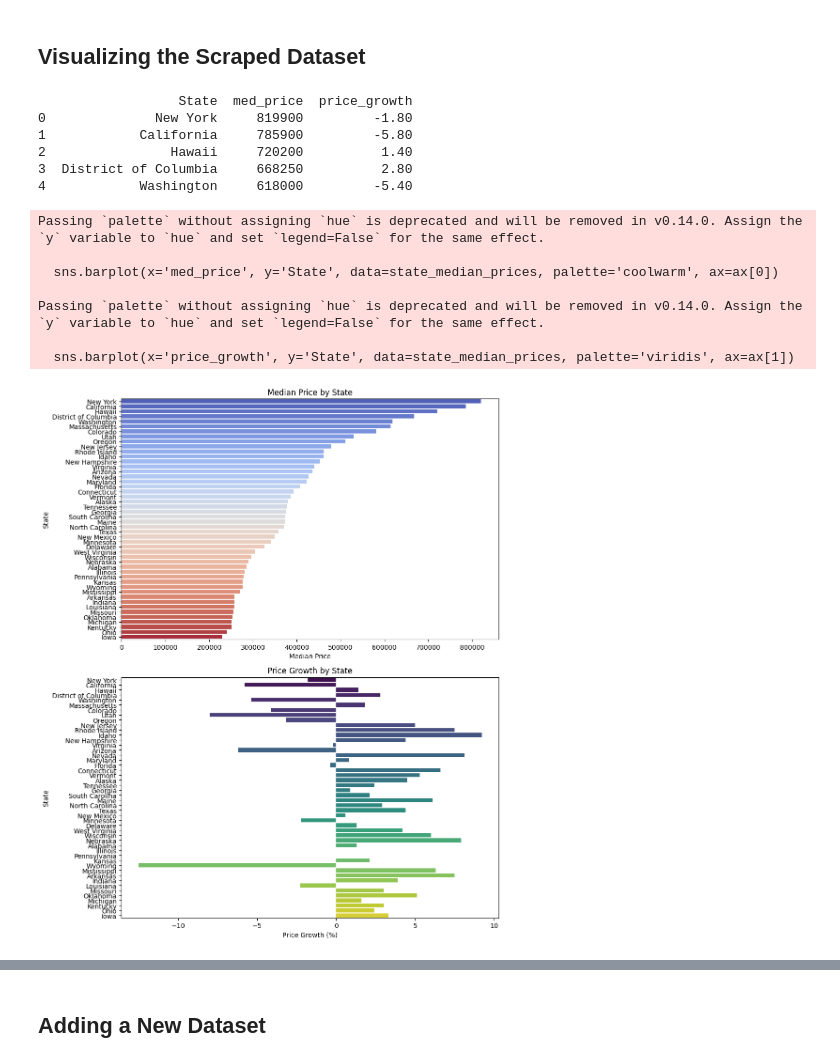
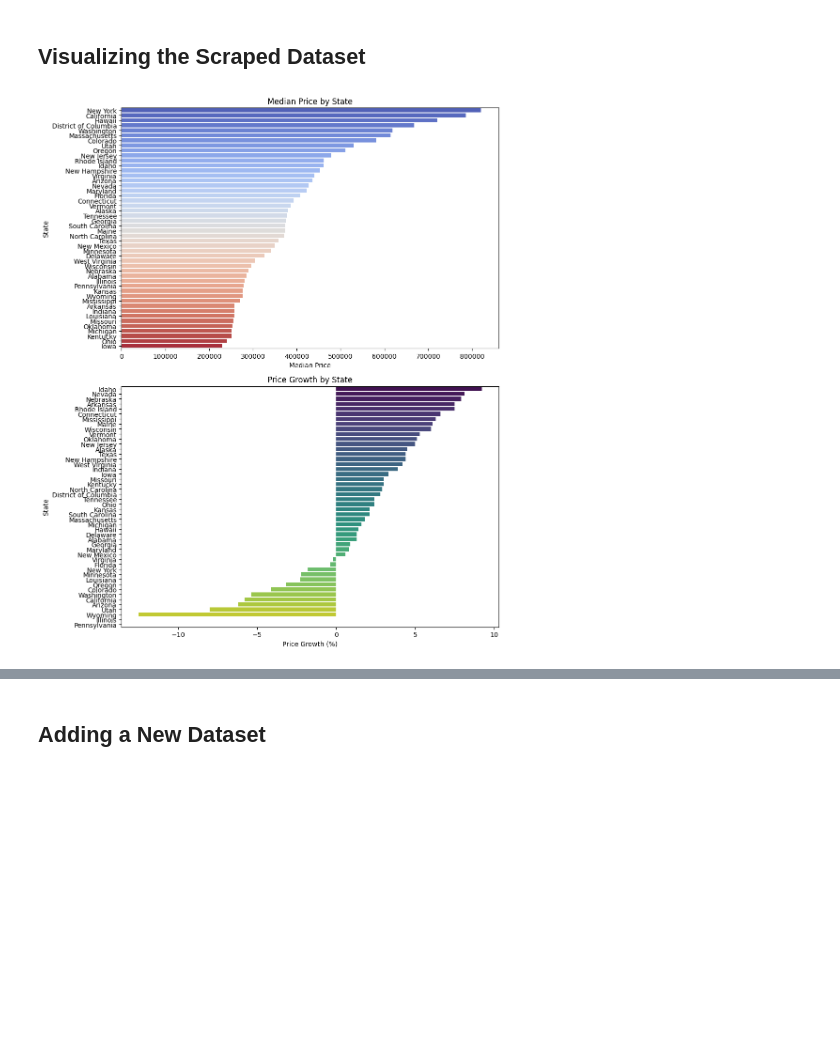
Before and after one commit to ECO225-W2024/project-one-code-S-O-Ahn, a Jupyter notebook: Project 1.ipynb, the cells around one changed output, grey strips where cells are left out. Cells and saved outputs as stored; diff of their text form; code cells hidden in the pictures; blank space fills up the shorter version.

```diff
--- a/Project 1.ipynb
+++ b/Project 1.ipynb
@@ -651,43 +621,33 @@ state_median_prices['med_price'] = pd.to_numeric(state_median_prices['med_price'
 # Explicitly convert 'price_growth' to string, then remove % and convert to float
 state_median_prices['price_growth'] = state_median_prices['price_growth'].astype(str).str.replace('%', '')
 state_median_prices['price_growth'] = pd.to_numeric(state_median_prices['price_growth'], errors='coerce')
-
-# Example of what the DataFrame will look like after the conversion
-print(state_median_prices.head())
-# %% [output]
-                  State  med_price  price_growth
-0              New York     819900         -1.80
-1            California     785900         -5.80
-2                Hawaii     720200          1.40
-3  District of Columbia     668250          2.80
-4            Washington     618000         -5.40
 # %%
+warnings.filterwarnings("ignore", category=FutureWarning)
+
 # Create a figure with two subplots (vertically arranged)
 fig, ax = plt.subplots(2, 1, figsize=(10, 12))
 
 # Bar plot for Median Price
 sns.barplot(x='med_price', y='State', data=state_median_prices, palette='coolwarm', ax=ax[0])
 ax[0].set_title('Median Price by State')
 ax[0].set_xlabel('Median Price')
 ax[0].set_ylabel('State')
 
 # Bar plot for Price Growth
-sns.barplot(x='price_growth', y='State', data=state_median_prices, palette='viridis', ax=ax[1])
+sorted_df_growth = state_median_prices.sort_values('price_growth', ascending=False).copy()
+
+# Now, use the sorted dataframe for plotting
+sns.barplot(x='price_growth', y='State', data=sorted_df_growth, palette='viridis', ax=ax[1])
+
 ax[1].set_title('Price Growth by State')
 ax[1].set_xlabel('Price Growth (%)')
 ax[1].set_ylabel('State')
+
 
 # Automatically adjust subplot params for a neat layout
 plt.tight_layout()
 
 # Display the combined figure
 plt.show()
 # %% [output]
-Passing `palette` without assigning `hue` is deprecated and will be removed in v0.14.0. Assign the `y` variable to `hue` and set `legend=False` for the same effect.
-
-  sns.barplot(x='med_price', y='State', data=state_median_prices, palette='coolwarm', ax=ax[0])
-
-Passing `palette` without assigning `hue` is deprecated and will be removed in v0.14.0. Assign the `y` variable to `hue` and set `legend=False` for the same effect.
-
-  sns.barplot(x='price_growth', y='State', data=state_median_prices, palette='viridis', ax=ax[1])
-[figure, old version]
+[figure, new version]
```
Also changed, not shown: parts of 10 cells of this notebook.
